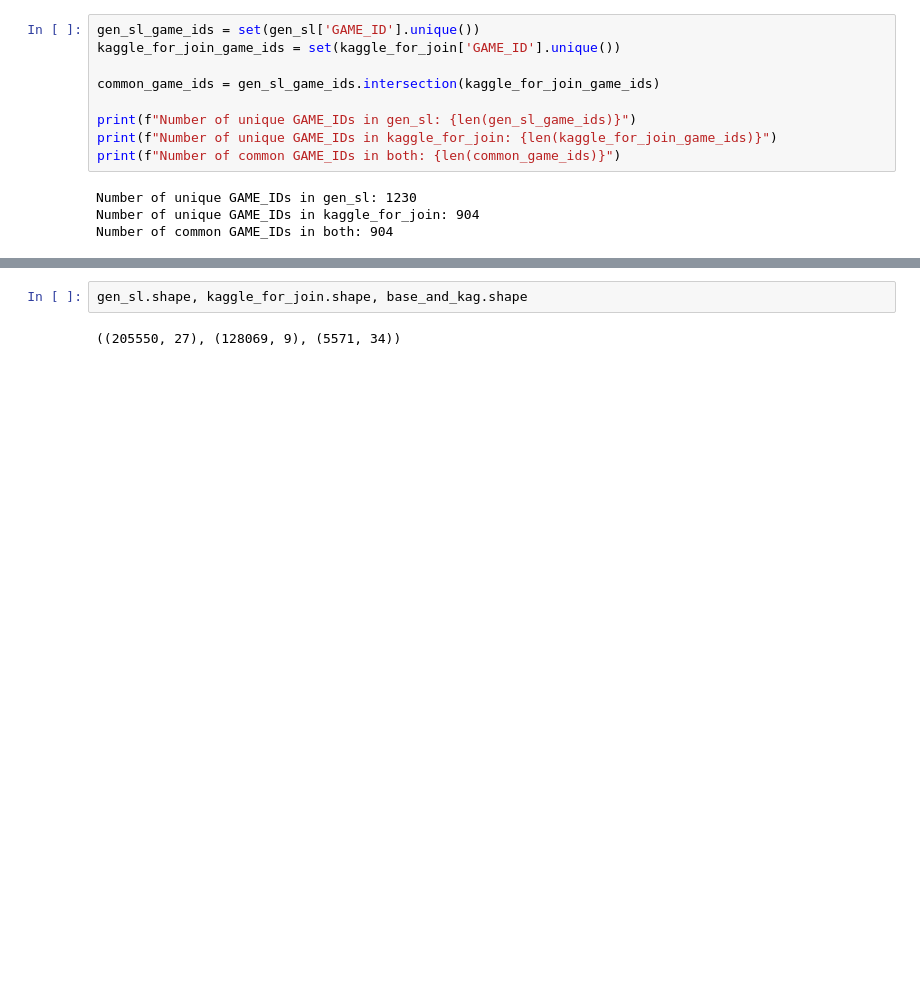
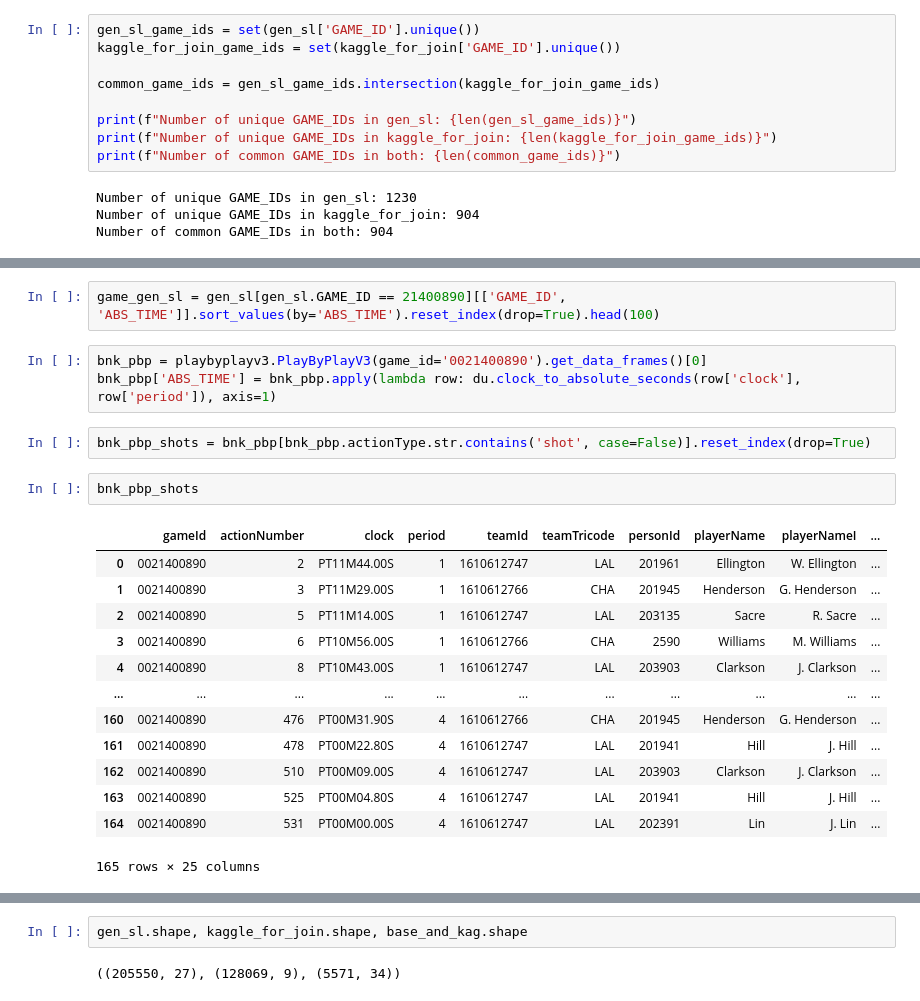
Before and after one commit to BigBabik/Shotpred, a Jupyter notebook: notebooks/dataworks.ipynb, the cells around one changed output, grey strips where cells are left out. Cells and saved outputs as stored; diff of their text form; blank space fills up the shorter version.

```diff
--- a/notebooks/dataworks.ipynb
+++ b/notebooks/dataworks.ipynb
@@ -86,0 +103,23 @@ Number of common GAME_IDs in both: 904
+# %%
+game_gen_sl = gen_sl[gen_sl.GAME_ID == 21400890][['GAME_ID', 'ABS_TIME']].sort_values(by='ABS_TIME').reset_index(drop=True).head(100)
+# %%
+bnk_pbp = playbyplayv3.PlayByPlayV3(game_id='0021400890').get_data_frames()[0]
+bnk_pbp['ABS_TIME'] = bnk_pbp.apply(lambda row: du.clock_to_absolute_seconds(row['clock'], row['period']), axis=1)
+# %%
+bnk_pbp_shots = bnk_pbp[bnk_pbp.actionType.str.contains('shot', case=False)].reset_index(drop=True)
+# %%
+bnk_pbp_shots
+# %% [output]
+|  | gameId | actionNumber | clock | period | teamId | teamTricode | personId | playerName | playerNameI | ... |
+| 0 | 0021400890 | 2 | PT11M44.00S | 1 | 1610612747 | LAL | 201961 | Ellington | W. Ellington | ... |
+| 1 | 0021400890 | 3 | PT11M29.00S | 1 | 1610612766 | CHA | 201945 | Henderson | G. Henderson | ... |
+| 2 | 0021400890 | 5 | PT11M14.00S | 1 | 1610612747 | LAL | 203135 | Sacre | R. Sacre | ... |
+| 3 | 0021400890 | 6 | PT10M56.00S | 1 | 1610612766 | CHA | 2590 | Williams | M. Williams | ... |
+| 4 | 0021400890 | 8 | PT10M43.00S | 1 | 1610612747 | LAL | 203903 | Clarkson | J. Clarkson | ... |
+| ... | ... | ... | ... | ... | ... | ... | ... | ... | ... | ... |
+| 160 | 0021400890 | 476 | PT00M31.90S | 4 | 1610612766 | CHA | 201945 | Henderson | G. Henderson | ... |
+| 161 | 0021400890 | 478 | PT00M22.80S | 4 | 1610612747 | LAL | 201941 | Hill | J. Hill | ... |
+| 162 | 0021400890 | 510 | PT00M09.00S | 4 | 1610612747 | LAL | 203903 | Clarkson | J. Clarkson | ... |
+| 163 | 0021400890 | 525 | PT00M04.80S | 4 | 1610612747 | LAL | 201941 | Hill | J. Hill | ... |
+| 164 | 0021400890 | 531 | PT00M00.00S | 4 | 1610612747 | LAL | 202391 | Lin | J. Lin | ... |
+165 rows × 25 columns
```
Also changed, not shown: parts of 4 cells of this notebook, 1 other file.
